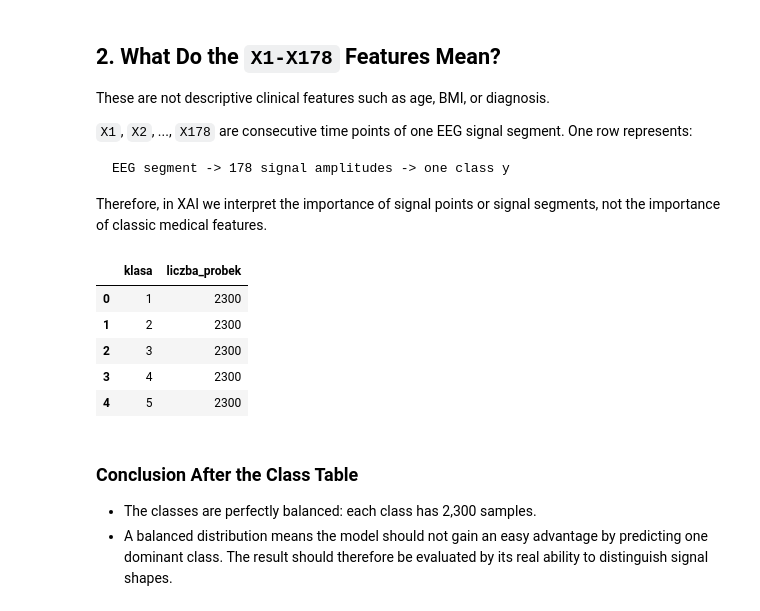
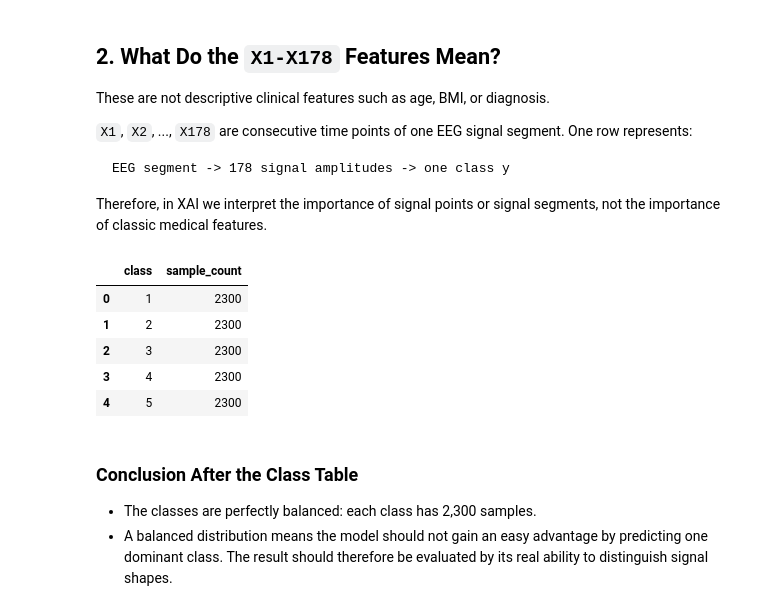
Before and after one commit to aneq05/NN_EEG, a Jupyter notebook: EEG_project_presentation.ipynb, the cells around one changed output. Cells and saved outputs as stored; diff of their text form; code cells hidden in the pictures.

```diff
--- a/EEG_project_presentation.ipynb
+++ b/EEG_project_presentation.ipynb
@@ -122,10 +123,10 @@ EEG segment -> 178 signal amplitudes -> one class y
 Therefore, in XAI we interpret the importance of signal points or signal segments, not the importance of classic medical features.
 # %%
 feature_cols = [c for c in raw.columns if c.startswith("X")]
-class_counts = raw["y"].value_counts().sort_index().rename_axis("klasa").reset_index(name="liczba_probek")
+class_counts = raw["y"].value_counts().sort_index().rename_axis("class").reset_index(name="sample_count")
 class_counts
 # %% [output]
-|  | klasa | liczba_probek |
+|  | class | sample_count |
 | 0 | 1 | 2300 |
 | 1 | 2 | 2300 |
 | 2 | 3 | 2300 |
```
Also changed, not shown: parts of 21 cells of this notebook, 43 other files.
